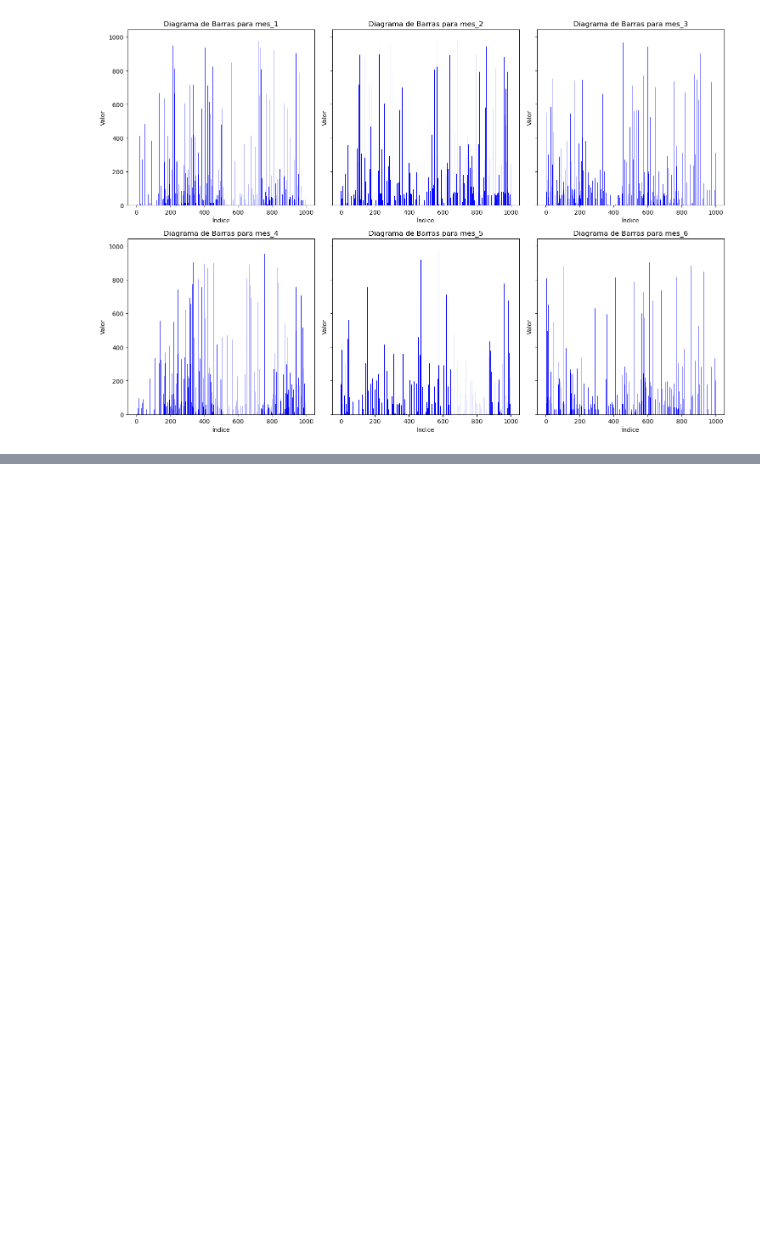
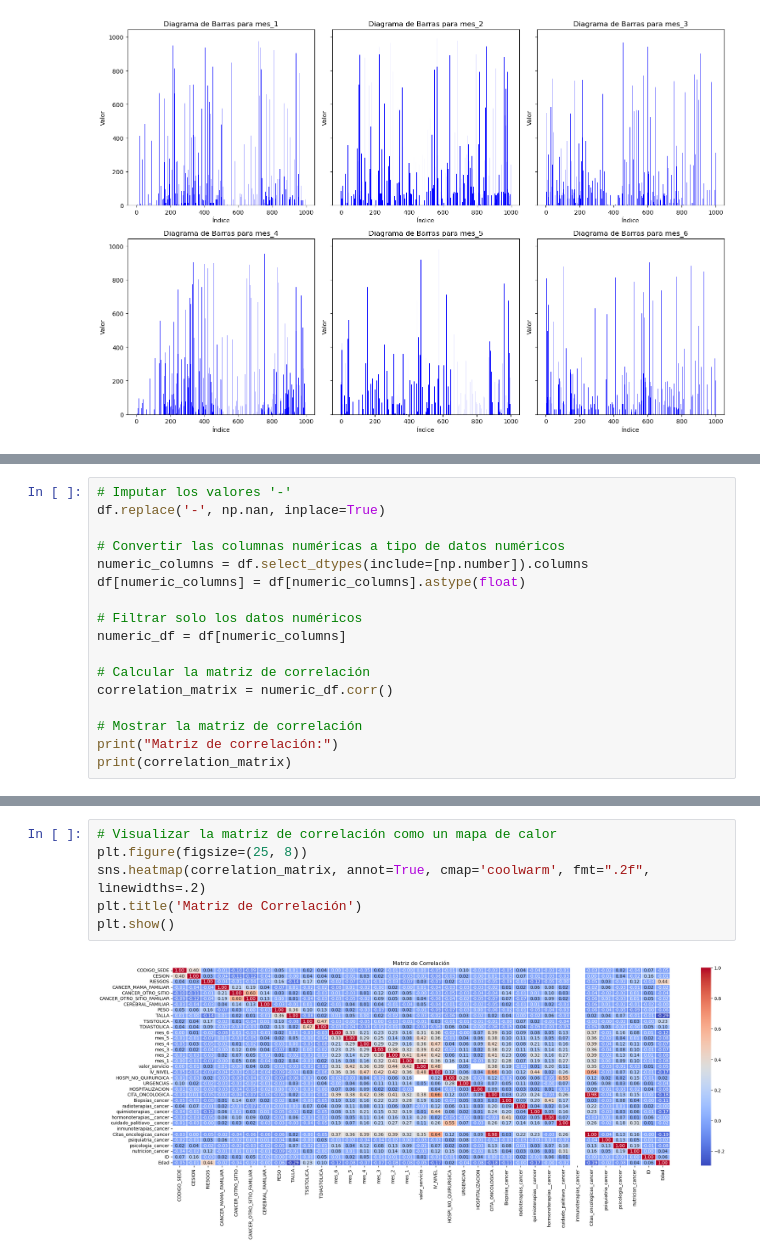
Before and after one commit to carlosjara/MCD_FAII, a Jupyter notebook: FAII/Talleres/Taller_Practico/Taller_I.ipynb, the cells around one changed output, grey strips where cells are left out. Saved outputs shown, nothing was run; the diff lists cells and outputs as text; blank space fills up the shorter version.

```diff
--- a/FAII/Talleres/Taller_Practico/Taller_I.ipynb
+++ b/FAII/Talleres/Taller_Practico/Taller_I.ipynb
@@ -310,0 +403,17 @@ plt.show()
+# %%
+# Imputar los valores '-'
+df.replace('-', np.nan, inplace=True)
+
+# Convertir las columnas numéricas a tipo de datos numéricos
+numeric_columns = df.select_dtypes(include=[np.number]).columns
+df[numeric_columns] = df[numeric_columns].astype(float)
+
+# Filtrar solo los datos numéricos
+numeric_df = df[numeric_columns]
+
+# Calcular la matriz de correlación
+correlation_matrix = numeric_df.corr()
+
+# Mostrar la matriz de correlación
+print("Matriz de correlación:")
+print(correlation_matrix)
@@ -310,0 +438,8 @@ plt.show()
+# %%
+# Visualizar la matriz de correlación como un mapa de calor
+plt.figure(figsize=(25, 8))
+sns.heatmap(correlation_matrix, annot=True, cmap='coolwarm', fmt=".2f", linewidths=.2)
+plt.title('Matriz de Correlación')
+plt.show()
+# %% [output]
+[figure, added]
```
Also changed, not shown: parts of 9 cells of this notebook, 1 other file.
